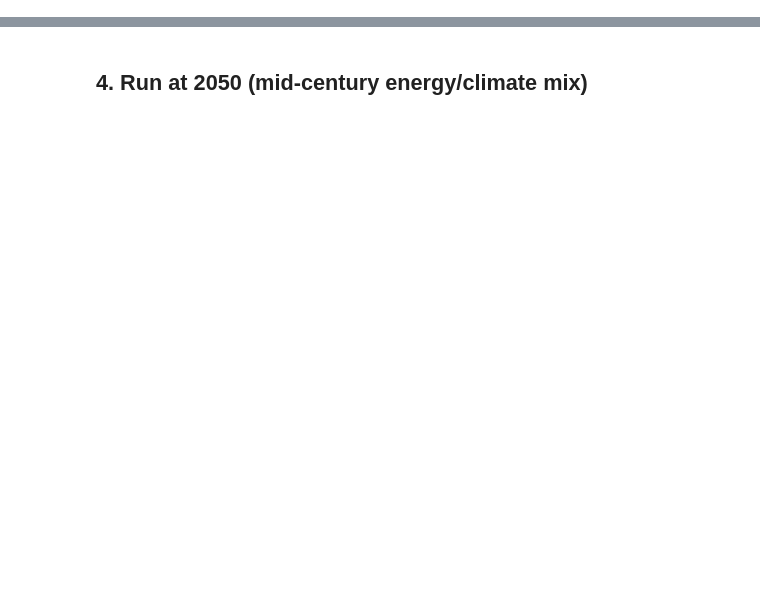
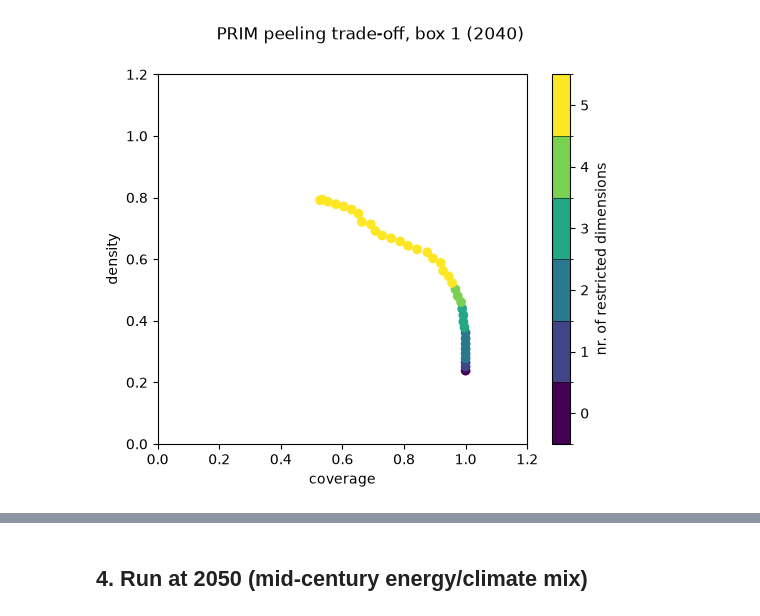
Before and after one commit to lujakockritz/summer_robust_decision_making, a Jupyter notebook: script/antoine_folder/03_prim_cart.ipynb, the cells around one changed output, grey strips where cells are left out. Saved outputs shown, nothing was run; the diff lists cells and outputs as text; code cells hidden in the pictures; blank space fills up the shorter version.

```diff
--- a/script/antoine_folder/03_prim_cart.ipynb
+++ b/script/antoine_folder/03_prim_cart.ipynb
@@ -41,12 +43,14 @@ SNAPSHOT_YEARS = [2040, 2050]
 
 BASE_FACTORS = [
     # "Emissions|CO2",
+    "Final Energy",
     "Primary Energy|Fossil",
     "Primary Energy|Biomass",
-    "Primary Energy",
     "Primary Energy|Non-Biomass Renewables",
-    # "Carbon Capture|Geological Storage",
-    "Final Energy|Electricity",
+    #"Carbon Capture|Geological Storage|Biomass",
     # "Climate Assessment|Surface Temperature (GSAT)|Median [MAGICCv7.5.3]",
+    "Electrification",
+    "GDP|PPP",
+    "Emissions|CO2|AFOLU"
 ]
 # %% [markdown]
@@ -152,0 +101,11 @@ PRIM box statistics (2040):
+# %%
+# PRIM: tuned box on the desired region
+prim_2030 = prim.Prim(x, y, threshold=0.1)
+box1 = prim_2030.find_box()
+
+box1.show_tradeoff()
+plt.gcf().suptitle(f"PRIM peeling trade-off, box 1 ({year})")
+plt.savefig(f"prim_tradeoff_box1_{year}.png", dpi=150, bbox_inches="tight")
+plt.show()
+# %% [output]
+[figure, added]
```
Also changed, not shown: parts of 19 cells of this notebook, 3 other files.
